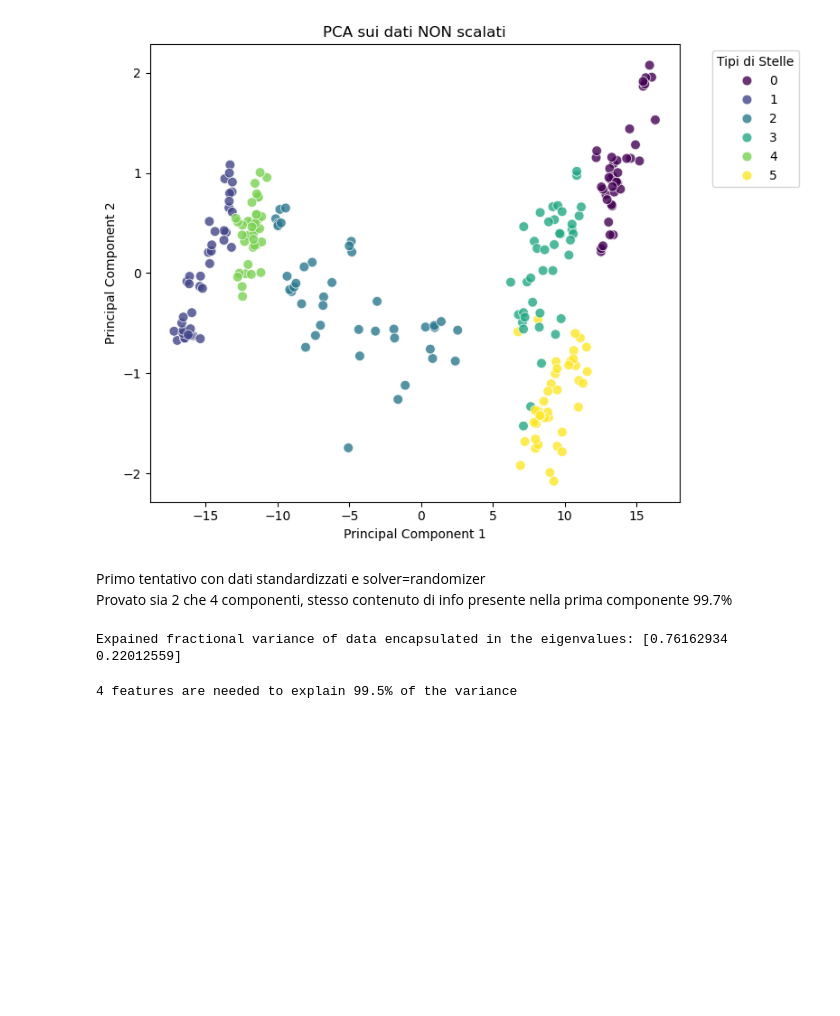
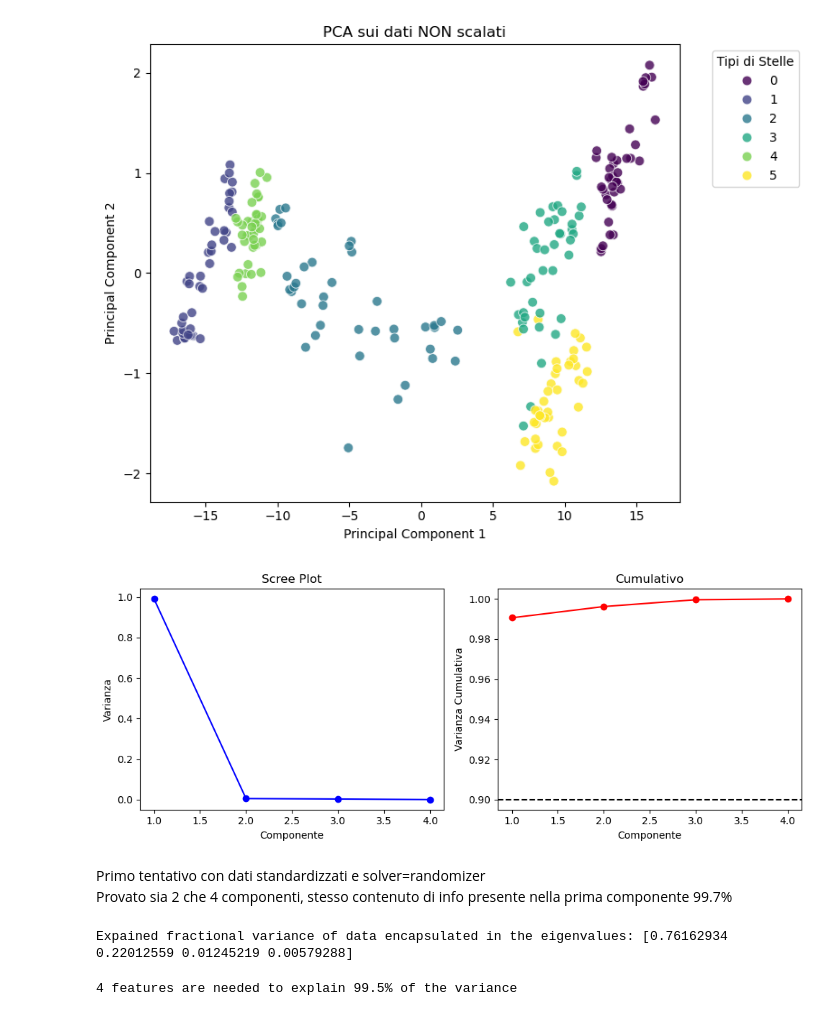
Before and after one commit to fraeck61/astrostatistics_bicocca_2026, a Jupyter notebook: exam_exercises/lecture_15.ipynb, the cells around one changed output. Cells and saved outputs as stored; diff of their text form; code cells hidden in the pictures; blank space fills up the shorter version.

```diff
--- a/exam_exercises/lecture_15.ipynb
+++ b/exam_exercises/lecture_15.ipynb
@@ -145,6 +145,23 @@ plt.tight_layout()
 plt.show()
 # %% [output]
 [figure]
+# %%
+fig, ax = plt.subplots(1, 2, figsize=(10, 4))
+PC = np.arange(1, len(variance_percent) + 1)
+
+# Scree Plot Standard
+ax[0].plot(PC, variance_percent, 'o-b')
+ax[0].set(title='Scree Plot', xlabel='Componente', ylabel='Varianza')
+
+# Scree Plot Cumulativo
+ax[1].plot(PC, cumulative_variance, 'o-r')
+ax[1].axhline(0.90, color='k', ls='--')
+ax[1].set(title='Cumulativo', xlabel='Componente', ylabel='Varianza Cumulativa')
+
+plt.tight_layout()
+plt.show()
+# %% [output]
+[figure, added]
 # %% [markdown]
 Primo tentativo con dati standardizzati e solver=randomizer \
 Provato sia 2 che 4 componenti, stesso contenuto di info presente nella prima componente 99.7%
@@ -153,7 +170,7 @@ from sklearn.preprocessing import StandardScaler
 scaler = StandardScaler()
 X_scaled = scaler.fit_transform(X_raw)
 
-pca_scaled = PCA(n_components=2, svd_solver='randomized')
+pca_scaled = PCA(n_components=4, svd_solver='randomized')
 transf_scaled_data = pca_scaled.fit_transform(X_scaled)
 
 eigenvectors = pca_scaled.components_
@@ -161,7 +178,7 @@ variance = pca_scaled.explained_variance_
 variance_percent = pca_scaled.explained_variance_ratio_
 print('Expained fractional variance of data encapsulated in the eigenvalues: ' + str(variance_percent))
 # %% [output]
-Expained fractional variance of data encapsulated in the eigenvalues: [0.76162934 0.22012559]
+Expained fractional variance of data encapsulated in the eigenvalues: [0.76162934 0.22012559 0.01245219 0.00579288]
 # %%
 pca995 = PCA(n_components=0.995)
 pca995.fit(X_scaled)
```
Also changed, not shown: parts of 4 cells of this notebook, 7 other files.
